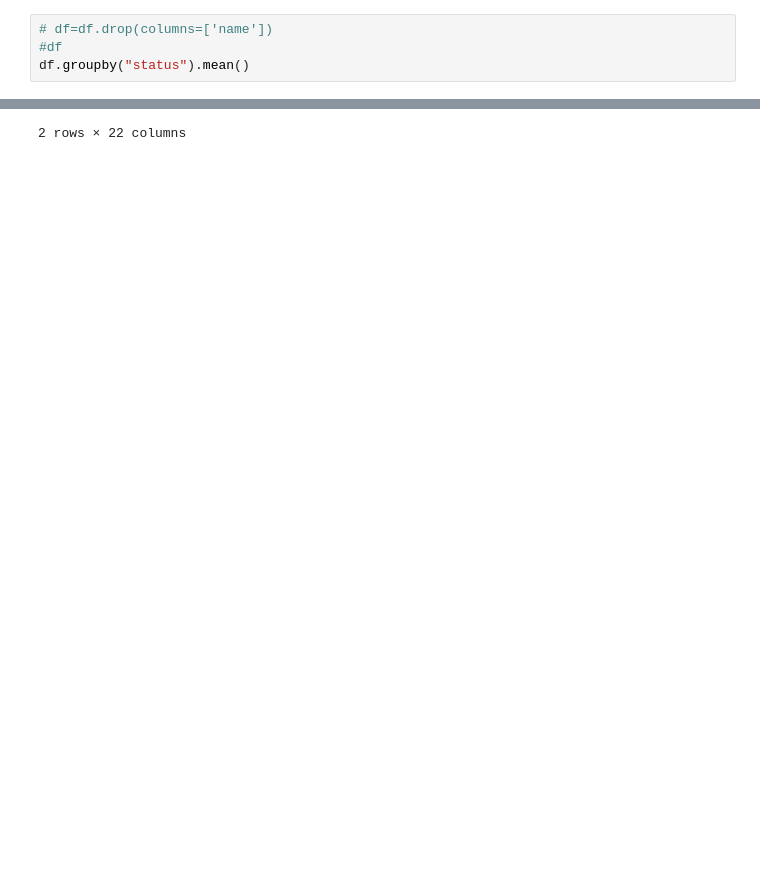
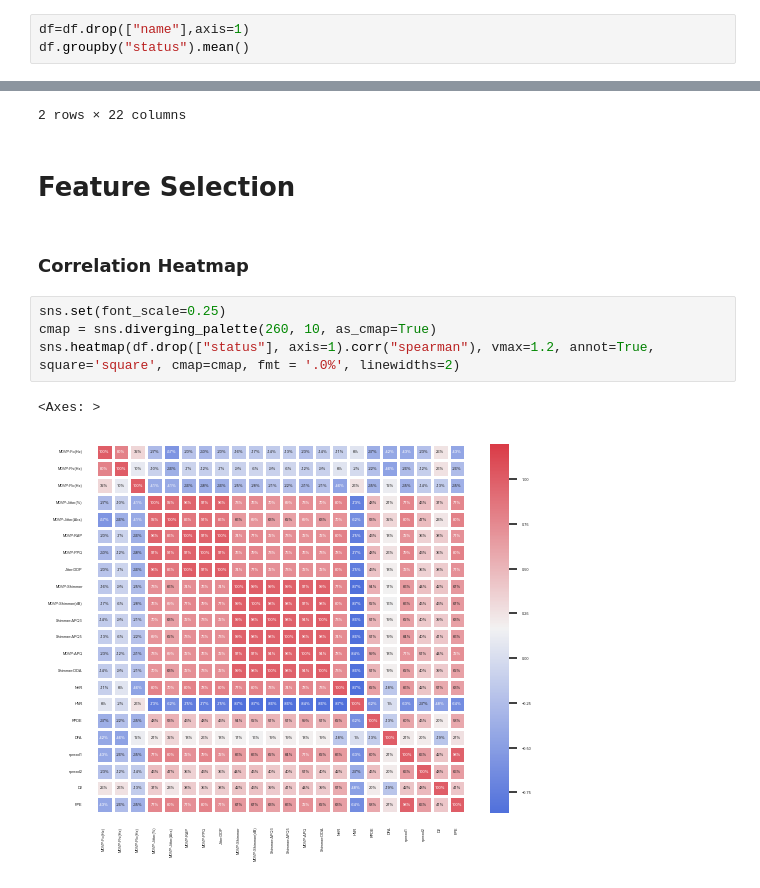
Before and after one commit to Shantanuubasu/Minor_Project_Parkinsons_detection, a Jupyter notebook: Parkinsons_Detection.ipynb, the cells around one changed output, grey strips where cells are left out. Cells and saved outputs as stored; diff of their text form; blank space fills up the shorter version.

```diff
--- a/Parkinsons_Detection.ipynb
+++ b/Parkinsons_Detection.ipynb
@@ -110,8 +118,7 @@ plt.show()
 # %% [markdown]
 ### Grouping the data based on "status" column
 # %%
-# df=df.drop(columns=['name'])
-#df
+df=df.drop(["name"],axis=1)
 df.groupby("status").mean()
 # %% [output]
 |  | MDVP:Fo(Hz) | MDVP:Fhi(Hz) | MDVP:Flo(Hz) | MDVP:Jitter(%) | MDVP:Jitter(Abs) | MDVP:RAP | MDVP:PPQ | ... |
@@ -119,3 +126,14 @@ df.groupby("status").mean()
 | 0 | 181.937771 | 223.636750 | 145.207292 | 0.003866 | 0.000023 | 0.001925 | 0.002056 | ... |
 | 1 | 145.180762 | 188.441463 | 106.893558 | 0.006989 | 0.000051 | 0.003757 | 0.003900 | ... |
 2 rows × 22 columns
+# %% [markdown]
+# Feature Selection
+# %% [markdown]
+### Correlation Heatmap
+# %%
+sns.set(font_scale=0.25)
+cmap = sns.diverging_palette(260, 10, as_cmap=True)
+sns.heatmap(df.drop(["status"], axis=1).corr("spearman"), vmax=1.2, annot=True, square='square', cmap=cmap, fmt = '.0%', linewidths=2)
+# %% [output]
+<Axes: >
+[figure, added]
```
Also changed, not shown: parts of 30 cells of this notebook.
